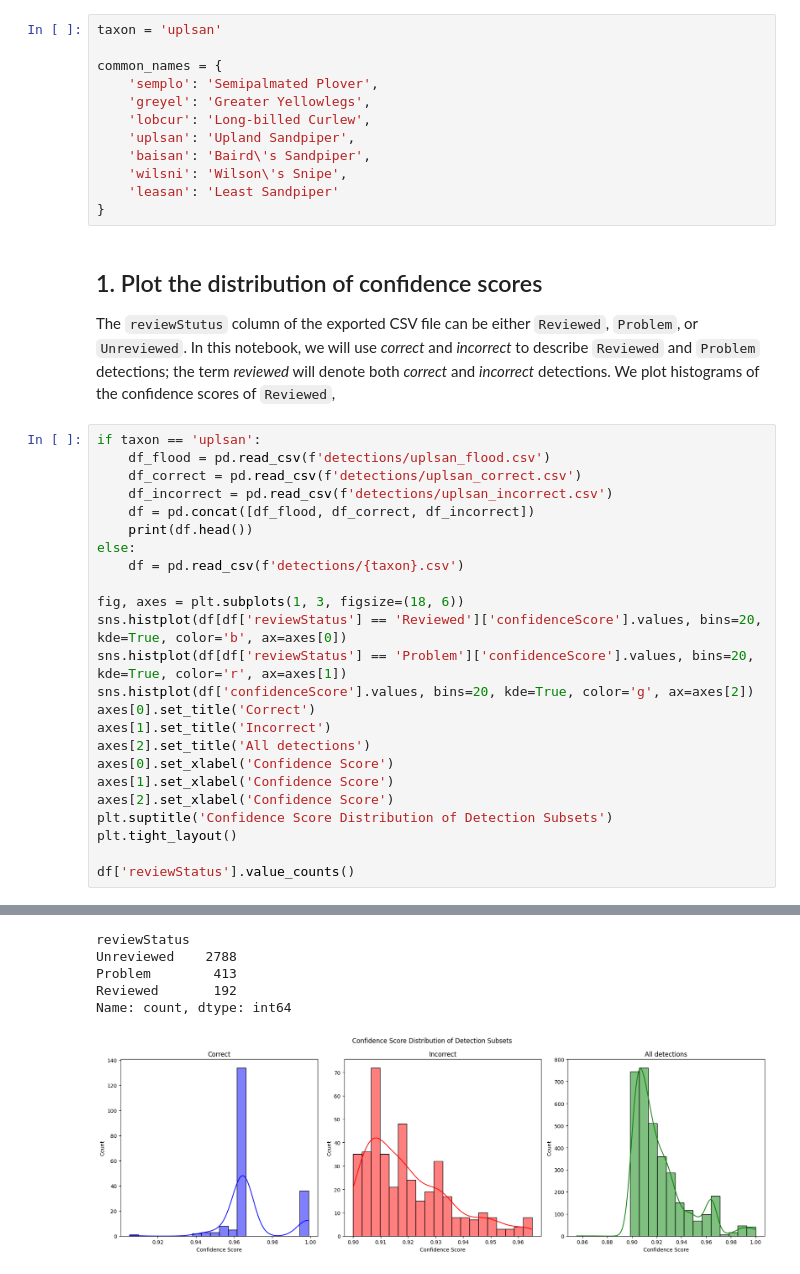
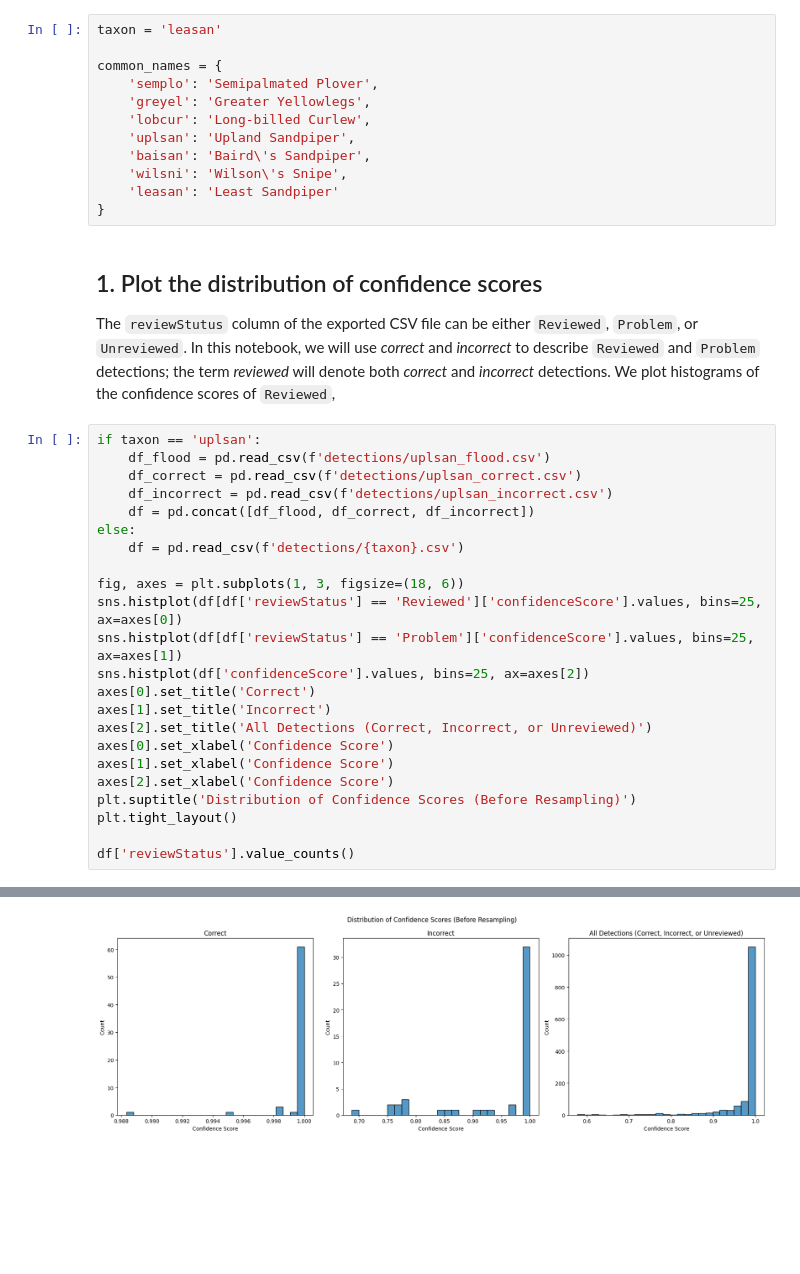
Before and after one commit to eshlei/montana-shorebirds, a Jupyter notebook: mpg.ipynb, the cells around one changed output, grey strips where cells are left out. Cells and saved outputs as stored; diff of their text form; blank space fills up the shorter version.

```diff
--- a/mpg.ipynb
+++ b/mpg.ipynb
@@ -14,5 +17,5 @@ from dateutil import tz
 # %%
-taxon = 'uplsan'
+taxon = 'leasan'
 
 common_names = {
     'semplo': 'Semipalmated Plover',
@@ -33,21 +36,20 @@ if taxon == 'uplsan':
     df_correct = pd.read_csv(f'detections/uplsan_correct.csv')
     df_incorrect = pd.read_csv(f'detections/uplsan_incorrect.csv')
     df = pd.concat([df_flood, df_correct, df_incorrect])
-    print(df.head())
 else:
     df = pd.read_csv(f'detections/{taxon}.csv')
 
 fig, axes = plt.subplots(1, 3, figsize=(18, 6))
-sns.histplot(df[df['reviewStatus'] == 'Reviewed']['confidenceScore'].values, bins=20, kde=True, color='b', ax=axes[0])
-sns.histplot(df[df['reviewStatus'] == 'Problem']['confidenceScore'].values, bins=20, kde=True, color='r', ax=axes[1])
-sns.histplot(df['confidenceScore'].values, bins=20, kde=True, color='g', ax=axes[2])
+sns.histplot(df[df['reviewStatus'] == 'Reviewed']['confidenceScore'].values, bins=25, ax=axes[0])
+sns.histplot(df[df['reviewStatus'] == 'Problem']['confidenceScore'].values, bins=25, ax=axes[1])
+sns.histplot(df['confidenceScore'].values, bins=25, ax=axes[2])
 axes[0].set_title('Correct')
 axes[1].set_title('Incorrect')
-axes[2].set_title('All detections')
+axes[2].set_title('All Detections (Correct, Incorrect, or Unreviewed)')
 axes[0].set_xlabel('Confidence Score')
 axes[1].set_xlabel('Confidence Score')
 axes[2].set_xlabel('Confidence Score')
-plt.suptitle('Confidence Score Distribution of Detection Subsets')
+plt.suptitle('Distribution of Confidence Scores (Before Resampling)')
 plt.tight_layout()
 
 df['reviewStatus'].value_counts()
@@ -72,6 +62 @@ df['reviewStatus'].value_counts()
-reviewStatus
-Unreviewed    2788
-Problem        413
-Reviewed       192
-Name: count, dtype: int64
-[figure, old version]
+[figure, new version]
```
Also changed, not shown: parts of 10 cells of this notebook, 7 other files.
